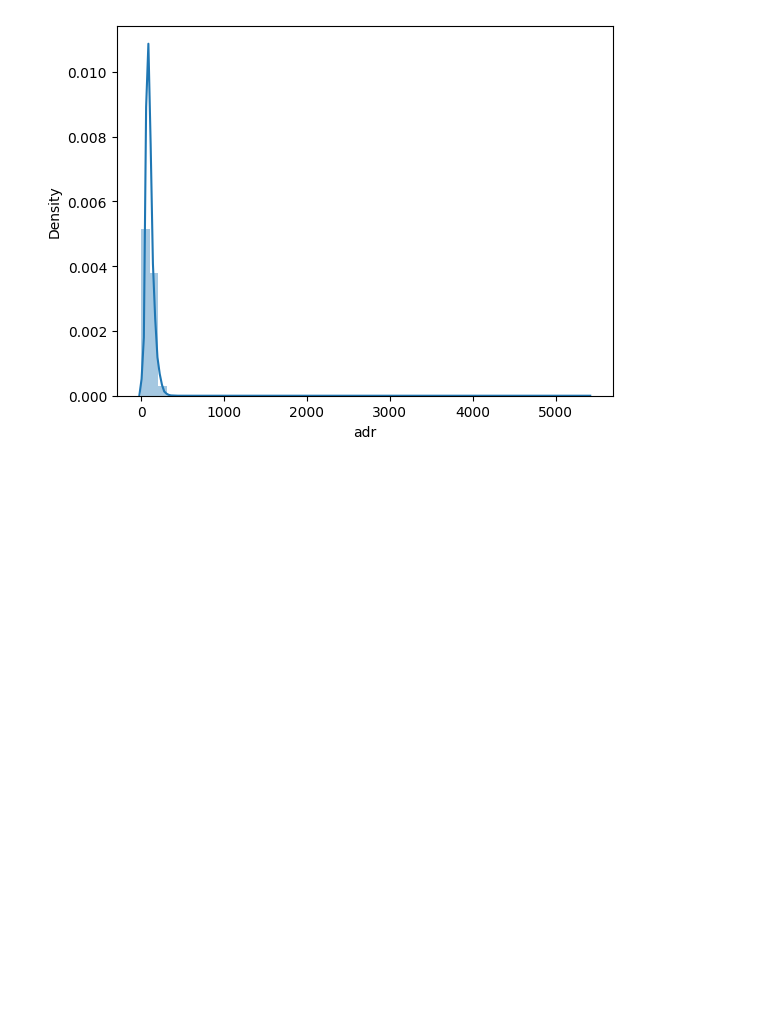
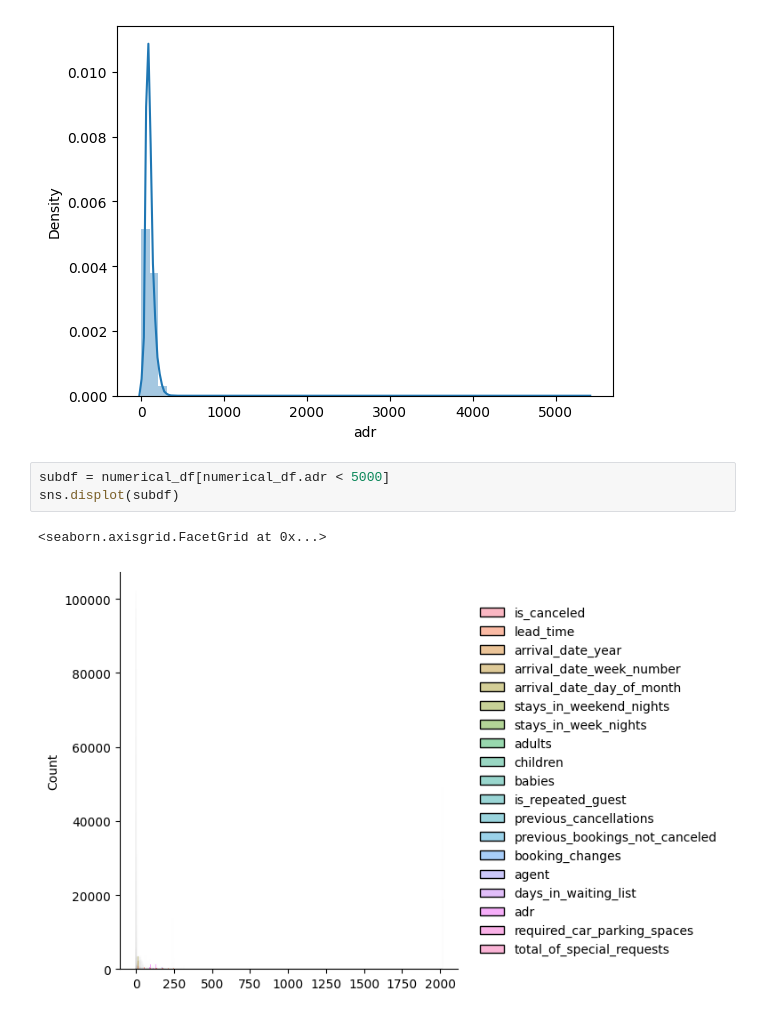
Before and after one commit to michael-karemi/numpy-n-pandas, a Jupyter notebook: visualization.ipynb, the cells around one changed output. Saved outputs shown, nothing was run; the diff lists cells and outputs as text; blank space fills up the shorter version.

```diff
--- a/visualization.ipynb
+++ b/visualization.ipynb
@@ -214,3 +215,9 @@ https://gist.github.com/mwaskom/de44147ed2974457ad6372750bbe5751
   sns.distplot(numerical_df.adr)
 <Axes: xlabel='adr', ylabel='Density'>
 [figure]
+# %%
+subdf = numerical_df[numerical_df.adr < 5000]
+sns.displot(subdf)
+# %% [output]
+<seaborn.axisgrid.FacetGrid at 0x...>
+[figure, added]
```
Also changed, not shown: parts of 1 cell of this notebook.
